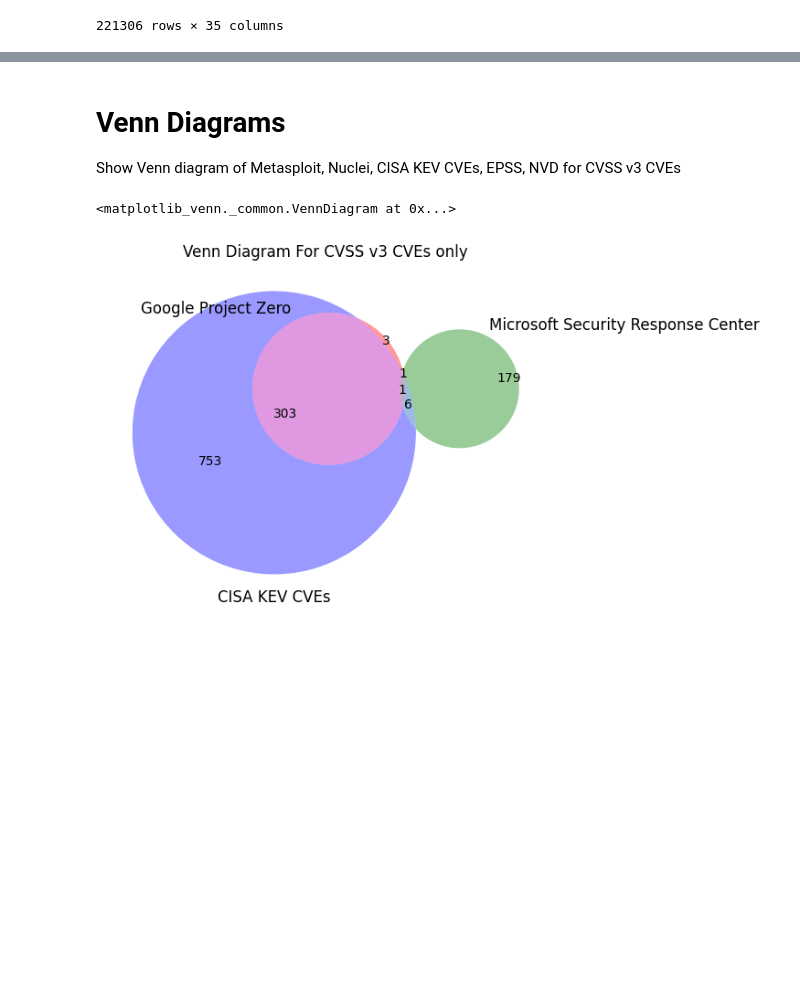
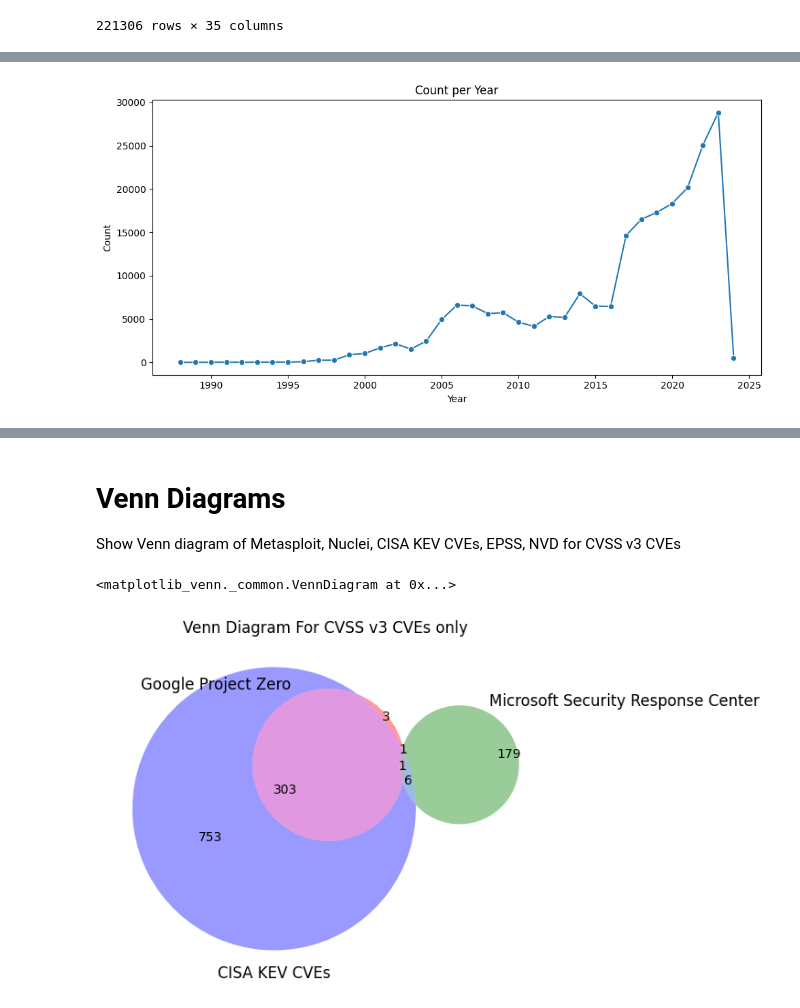
Before and after one commit to RiskBasedPrioritization/RiskBasedPrioritizationAnalysis, a Jupyter notebook: analysis/cisa_kev_epss_cvss.ipynb, the cells around one changed output, grey strips where cells are left out. Drawn from its saved outputs; the diff is of its cells as text; code cells hidden in the pictures; blank space fills up the shorter version.

```diff
--- a/analysis/cisa_kev_epss_cvss.ipynb
+++ b/analysis/cisa_kev_epss_cvss.ipynb
@@ -33,3 +150,14 @@ df
+# %%
+# Create a lineplot
+plt.figure(figsize=(10, 5))
+sns.lineplot(data=count_per_year, x='Year', y='Count', marker='o')
+plt.xlabel('Year')
+plt.ylabel('Count')
+plt.title('Count per Year')
+plt.tight_layout()
+plt.show()
+# %% [output]
+[figure, added]
 # %%
 
 df_cisakev = df[df['cisa_kev'] == True]
```
Also changed, not shown: parts of 3 cells of this notebook, 1 other file.
